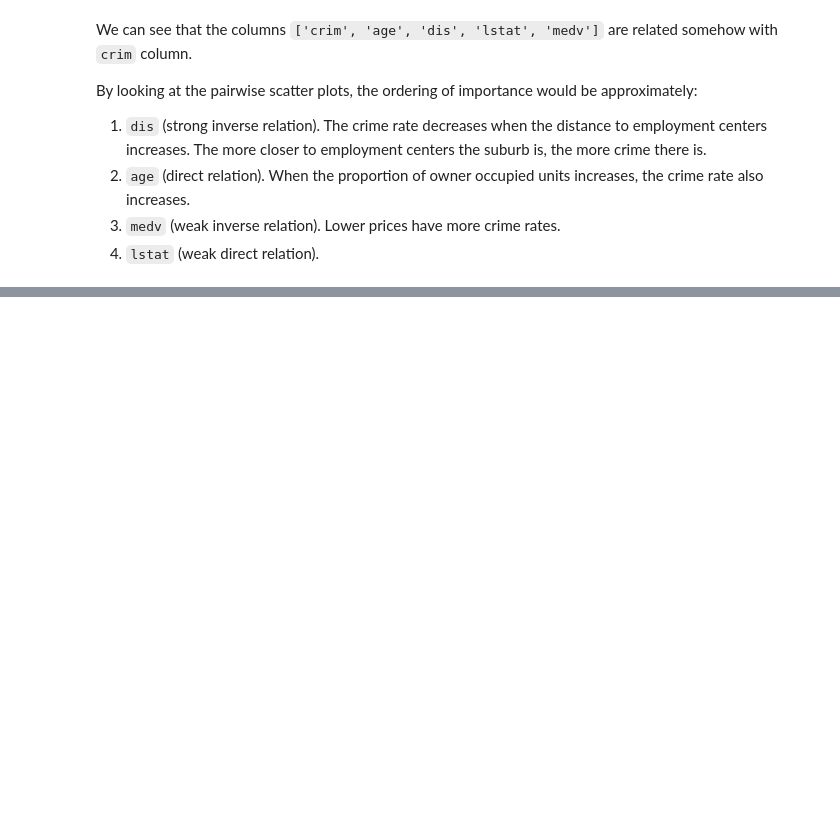
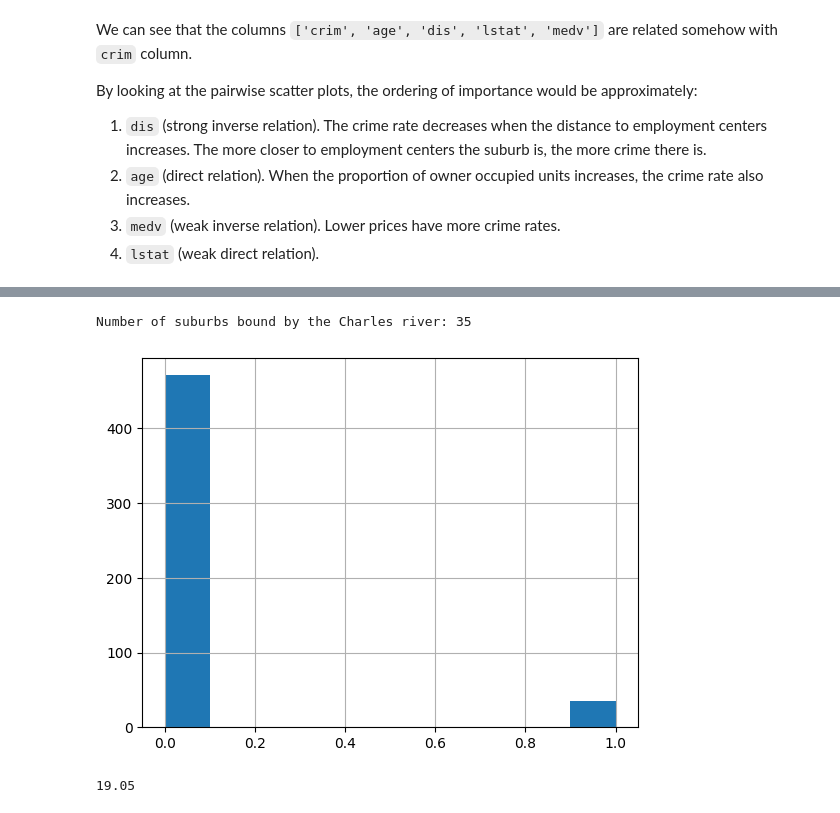
Before and after one commit to deusdevok/ISLP_Python, a Jupyter notebook: Chapter 2/Exercise10.ipynb, the cells around one changed output, grey strips where cells are left out. Cells and saved outputs as stored; diff of their text form; code cells hidden in the pictures; blank space fills up the shorter version.

```diff
--- a/Chapter 2/Exercise10.ipynb
+++ b/Chapter 2/Exercise10.ipynb
@@ -68,0 +94,14 @@ By looking at the pairwise scatter plots, the ordering of importance would be ap
+# %%
+# Count how many suburbs bound the Charles river
+#n = boston['chas'].sum()
+n = boston.loc[boston['chas'] == 1].shape[0]
+print('Number of suburbs bound by the Charles river:', n)
+boston['chas'].hist();
+# %% [output]
+Number of suburbs bound by the Charles river: 35
+[figure, added]
+# %%
+# Median pupil-teacher ratio
+boston['ptratio'].median()
+# %% [output]
+19.05
```
Also changed, not shown: parts of 5 cells of this notebook.
